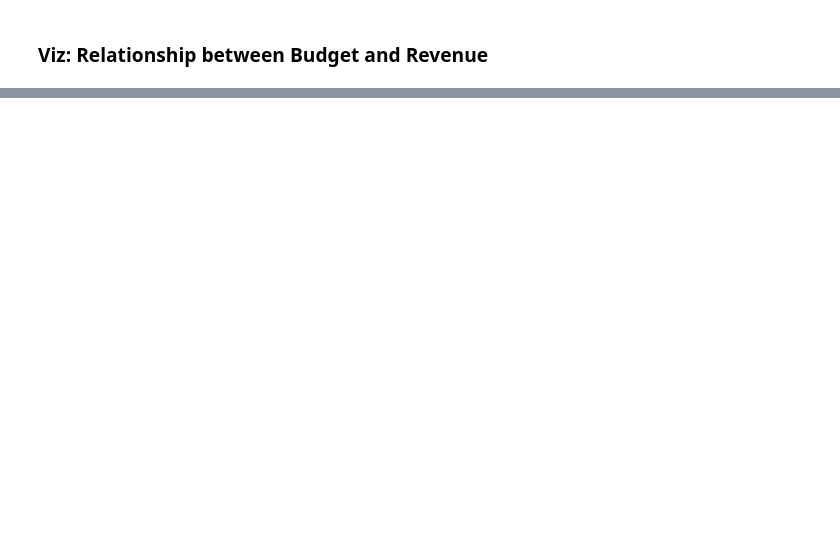
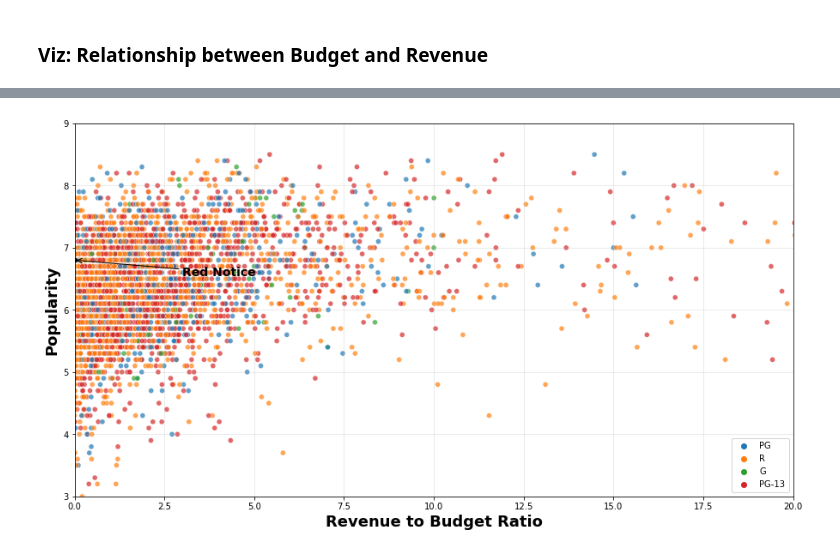
Before and after one commit to msmccann10/PP-movie-database-and-analysis, a Jupyter notebook: 03_TMDB_Data_Consolidation_Processing_EDA.ipynb, the cells around one changed output, grey strips where cells are left out. Saved outputs shown, nothing was run; the diff lists cells and outputs as text; code cells hidden in the pictures; blank space fills up the shorter version.

```diff
--- a/03_TMDB_Data_Consolidation_Processing_EDA.ipynb
+++ b/03_TMDB_Data_Consolidation_Processing_EDA.ipynb
@@ -220,0 +252,2 @@ fig.tight_layout()
+# %%
+tmdb_merged = pd.read_csv("data/tmdb_merged.csv.gz")
@@ -220,0 +267,14 @@ fig.tight_layout()
+# %%
+tmdb_brett = tmdb_merged.copy()
+tmdb_brett = tmdb_brett[tmdb_brett['revenue'] != 0]
+tmdb_brett = tmdb_brett[tmdb_brett['budget'] != 0]
+
+nr = tmdb_brett['certification'] == 'NR'
+unrated = tmdb_brett['certification'] == 'Unrated'
+nc17 = tmdb_brett['certification'] == 'NC-17'
+
+tmdb_brett = tmdb_brett[~(nr | unrated | nc17)]
+tmdb_brett.dropna(subset= ['certification'], inplace = True)
+
+tmdb_brett['brett'] = tmdb_brett['revenue']/tmdb_brett['budget']
+tmdb_brett.head()
@@ -220,0 +289,18 @@ fig.tight_layout()
+# %%
+red_notice = tmdb_brett[tmdb_brett['title'].str.contains('Red Notice')]
+# %%
+fig, ax = plt.subplots(figsize = (15,8))
+sns.scatterplot(data = tmdb_brett, x = tmdb_brett['brett'], y = tmdb_merged['vote_average'],
+               hue = 'certification', alpha = .7)
+sns.scatterplot(data = tmdb_brett, x = red_notice['brett'], y = red_notice['vote_average'],
+               color = 'k', marker = 'o')
+plt.xlim(0, 20)
+plt.ylim(3,9)
+plt.grid(alpha = .3)
+plt.ylabel('Popularity', size = 18, weight = 'semibold')
+plt.xlabel('Revenue to Budget Ratio',size = 18, weight = 'semibold')
+plt.annotate("Red Notice", xy = (red_notice['brett'], red_notice['vote_average']),
+         xytext=(red_notice['brett']+3, red_notice['vote_average']-.25),
+             arrowprops=dict(arrowstyle='->'), size = 14, weight = 'semibold');
+# %% [output]
+[figure, added]
```
Also changed, not shown: parts of 33 cells of this notebook, 48 other files.
